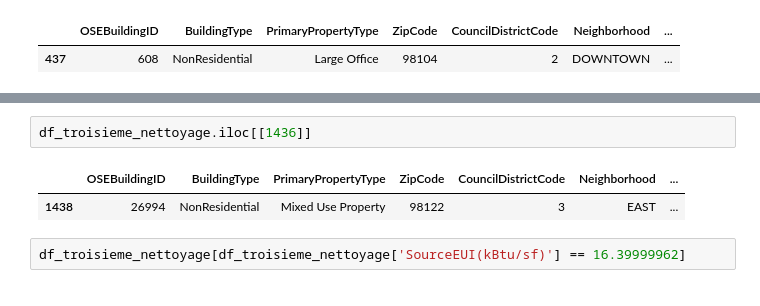
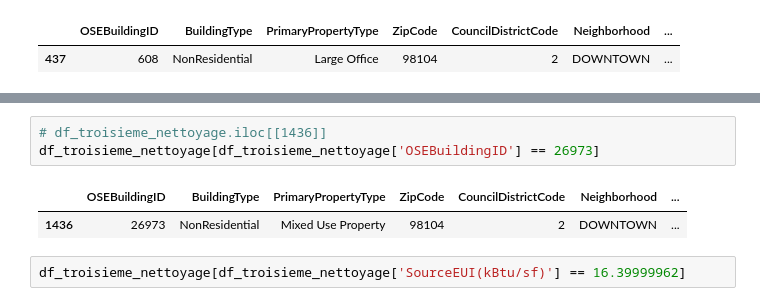
Before and after one commit to MiroMilano59/anticiper_besoins_consommation_batiments, a Jupyter notebook: template_modelistation_supervisee.ipynb, the cells around one changed output, grey strips where cells are left out. Saved outputs shown, nothing was run; the diff lists cells and outputs as text.

```diff
--- a/template_modelistation_supervisee.ipynb
+++ b/template_modelistation_supervisee.ipynb
@@ -657,11 +612,12 @@ df_troisieme_nettoyage[df_troisieme_nettoyage['OSEBuildingID'] == 700]
 # %% [output]
 |  | OSEBuildingID | BuildingType | PrimaryPropertyType | ZipCode | CouncilDistrictCode | Neighborhood | ... |
 | 498 | 700 | NonResidential | Supermarket / Grocery Store | 98119 | 7 | MAGNOLIA / QUEEN ANNE | ... |
-# %%
-df_troisieme_nettoyage.iloc[[1436]]
-# %% [output]
-|  | OSEBuildingID | BuildingType | PrimaryPropertyType | ZipCode | CouncilDistrictCode | Neighborhood | ... |
-| 1438 | 26994 | NonResidential | Mixed Use Property | 98122 | 3 | EAST | ... |
+# %%
+# df_troisieme_nettoyage.iloc[[1436]]
+df_troisieme_nettoyage[df_troisieme_nettoyage['OSEBuildingID'] == 26973]
+# %% [output]
+|  | OSEBuildingID | BuildingType | PrimaryPropertyType | ZipCode | CouncilDistrictCode | Neighborhood | ... |
+| 1436 | 26973 | NonResidential | Mixed Use Property | 98104 | 2 | DOWNTOWN | ... |
 # %%
 df_troisieme_nettoyage[df_troisieme_nettoyage['SourceEUI(kBtu/sf)'] == 16.39999962]
 # %% [output]
```
Also changed, not shown: parts of 33 cells of this notebook.
